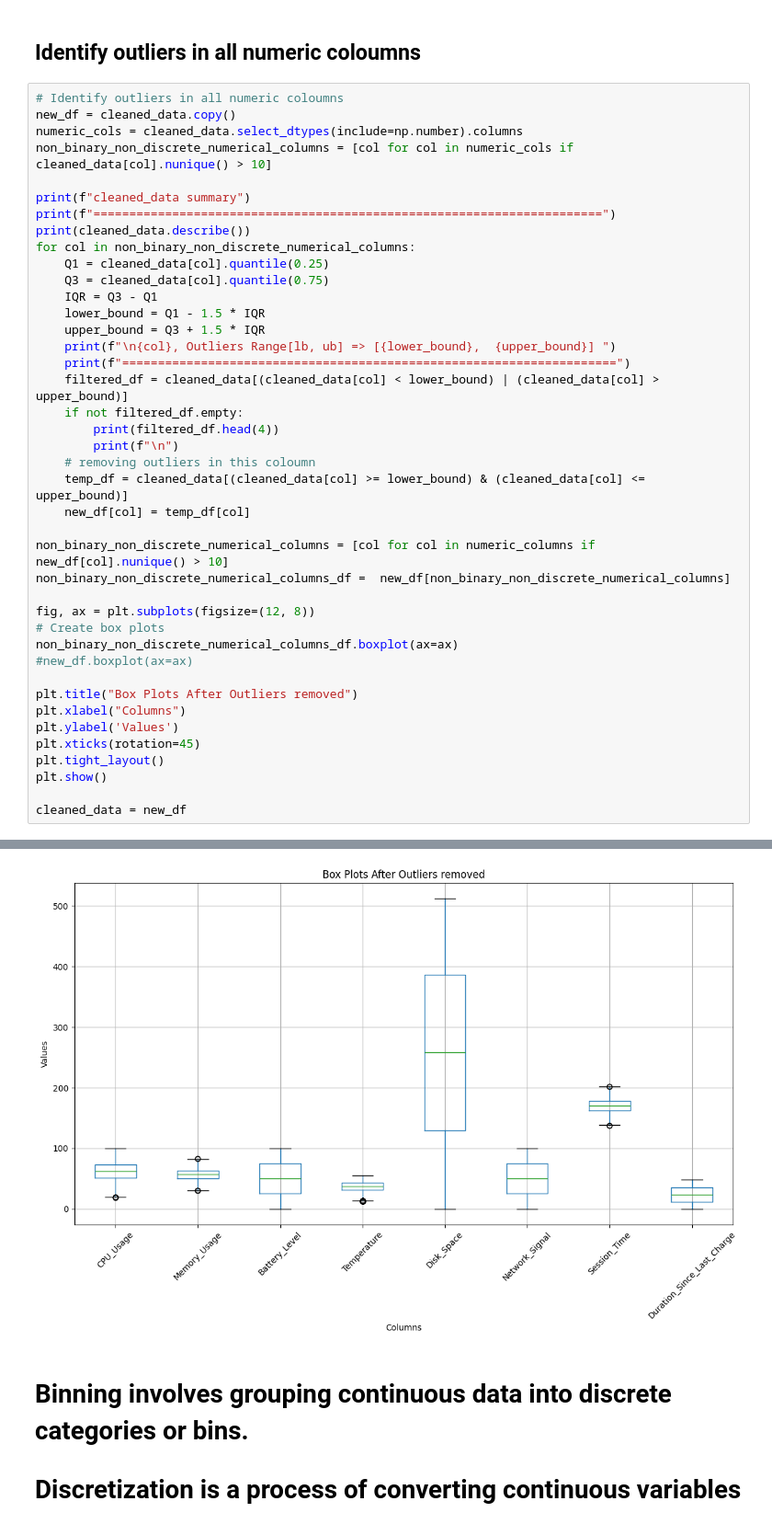
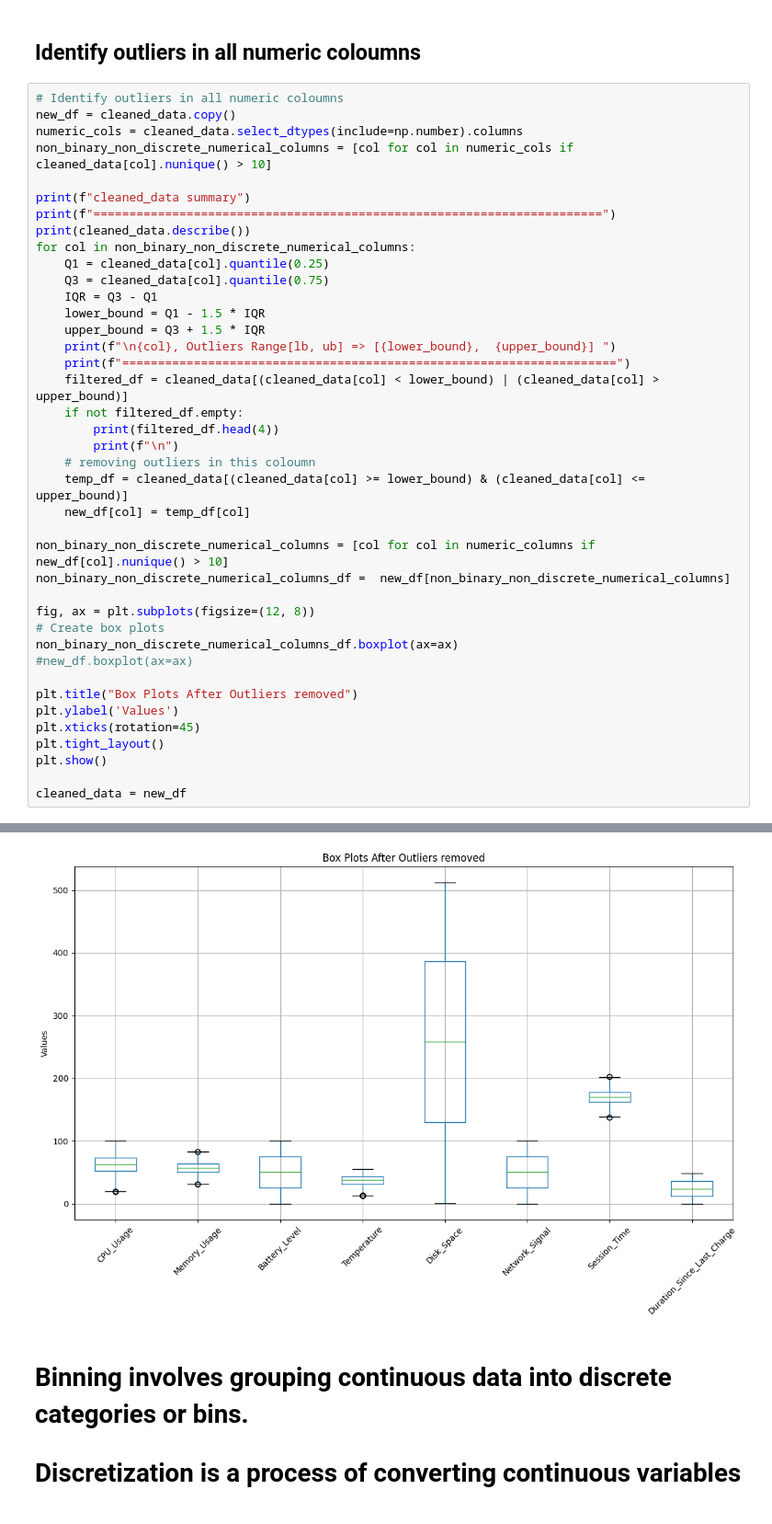
Before and after one commit to dkkh87/EDA-System-Crash-DS-Project, a Jupyter notebook: eda/IDS_Assignment-4.ipynb, the cells around one changed output, grey strips where cells are left out. Shown at 92% size. Saved outputs shown, nothing was run; the diff lists cells and outputs as text.

```diff
--- a/eda/IDS_Assignment-4.ipynb
+++ b/eda/IDS_Assignment-4.ipynb
@@ -255,35 +254,34 @@ non_binary_non_discrete_numerical_columns_df =  new_df[non_binary_non_discrete_n
 fig, ax = plt.subplots(figsize=(12, 8))
 # Create box plots
 non_binary_non_discrete_numerical_columns_df.boxplot(ax=ax)
 #new_df.boxplot(ax=ax)
 
 plt.title("Box Plots After Outliers removed")
-plt.xlabel("Columns")
 plt.ylabel('Values')
 plt.xticks(rotation=45)
 plt.tight_layout()
 plt.show()
 
 cleaned_data = new_df
 # %% [output]
 cleaned_data summary
 =======================================================================
           CPU_Usage  Memory_Usage  Battery_Level   Temperature    Disk_Space  \
 count  11548.000000  11548.000000   11548.000000  11548.000000  11548.000000
 mean      62.396289     56.961279      50.219586     36.852836    257.815931
 std       16.111538      9.777106      28.846494      9.388316    147.880772
 min        4.310000     24.030000       0.000000     10.120000      0.050000
 25%       51.667500     50.370000      25.267500     31.247500    129.892500
 50%       62.400000     56.980000      50.375000     37.600000    258.065000
 75%       73.480000     63.402500      74.780000     43.550000    386.512500
 max       99.950000     94.280000     100.000000     55.000000    511.930000
 
 ... (139 lines left out)
 
 
 Duration_Since_Last_Charge, Outliers Range[lb, ub] => [-23.546249999999997,  71.50375]
 =====================================================================
-[figure, old version]
+[figure, new version]
 # %% [markdown]
 # Binning involves grouping continuous data into discrete categories or bins.
 # Discretization is a process of converting continuous variables into discrete #. Involves binning and converting values into predefined categories based on certain criteria.
```
Also changed, not shown: parts of 1 cell of this notebook.
